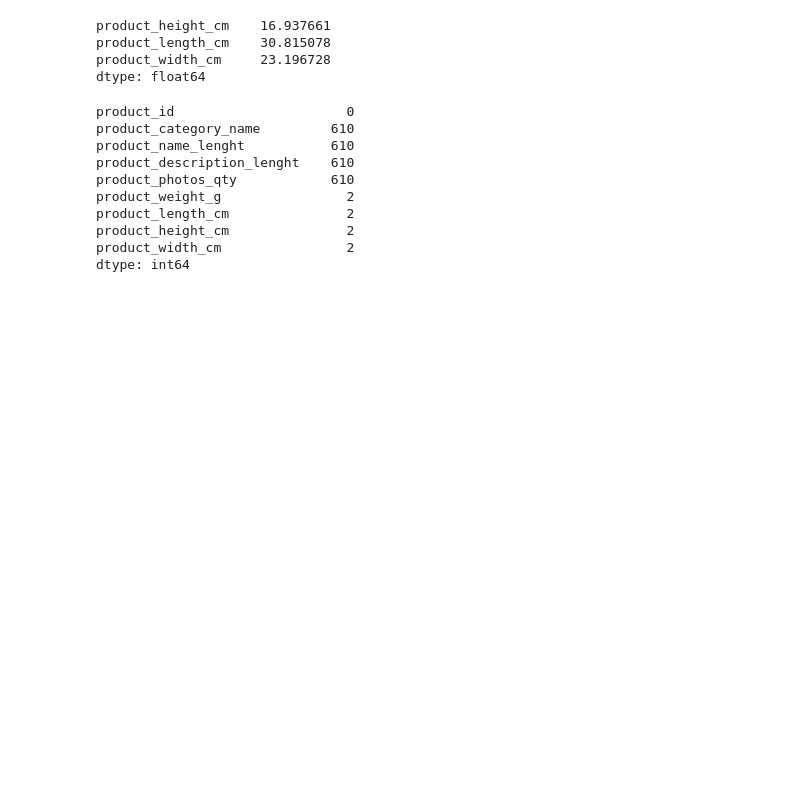
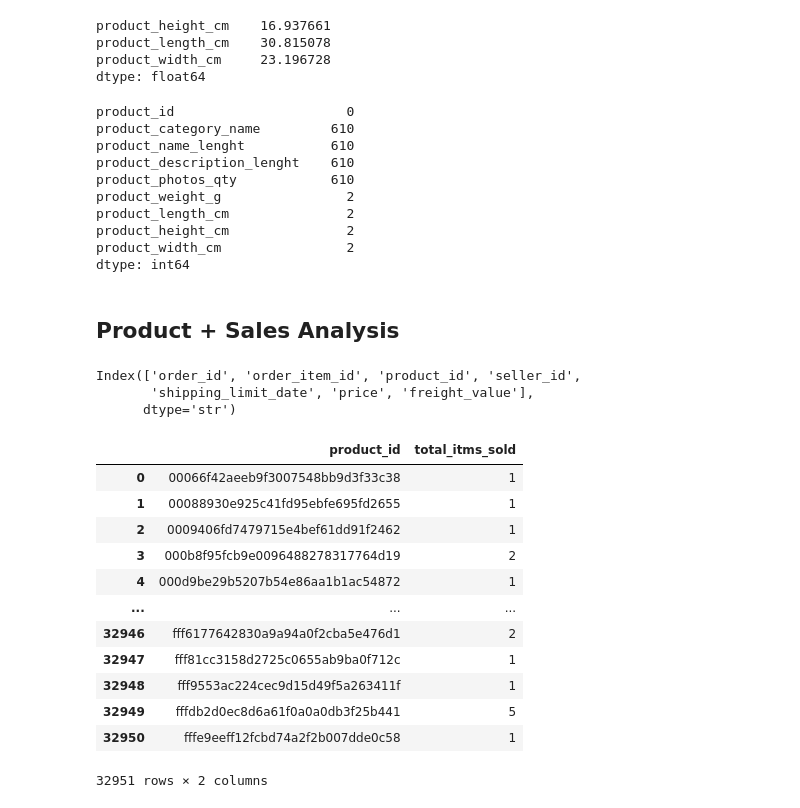
Before and after one commit to MehulSharma01223/MarketLens, a Jupyter notebook: notebooks/01_data_exploration.ipynb, the cells around one changed output. Cells and saved outputs as stored; diff of their text form; code cells hidden in the pictures; blank space fills up the shorter version.

Commit message:
Add product and category sales analysis

```diff
--- a/notebooks/01_data_exploration.ipynb
+++ b/notebooks/01_data_exploration.ipynb
@@ -324,3 +432,28 @@ product_length_cm               2
 product_height_cm               2
 product_width_cm                2
 dtype: int64
+# %% [markdown]
+## Product + Sales Analysis
+# %%
+order_items.columns
+# %% [output]
+Index(['order_id', 'order_item_id', 'product_id', 'seller_id',
+       'shipping_limit_date', 'price', 'freight_value'],
+      dtype='str')
+# %%
+# Q1. Total Products Sold
+order_items.groupby("product_id").size().reset_index(name = "total_itms_sold")
+# %% [output]
+|  | product_id | total_itms_sold |
+| 0 | 00066f42aeeb9f3007548bb9d3f33c38 | 1 |
+| 1 | 00088930e925c41fd95ebfe695fd2655 | 1 |
+| 2 | 0009406fd7479715e4bef61dd91f2462 | 1 |
+| 3 | 000b8f95fcb9e0096488278317764d19 | 2 |
+| 4 | 000d9be29b5207b54e86aa1b1ac54872 | 1 |
+| ... | ... | ... |
+| 32946 | fff6177642830a9a94a0f2cba5e476d1 | 2 |
+| 32947 | fff81cc3158d2725c0655ab9ba0f712c | 1 |
+| 32948 | fff9553ac224cec9d15d49f5a263411f | 1 |
+| 32949 | fffdb2d0ec8d6a61f0a0a0db3f25b441 | 5 |
+| 32950 | fffe9eeff12fcbd74a2f2b007dde0c58 | 1 |
+32951 rows × 2 columns
```
Also changed, not shown: parts of 32 cells of this notebook.
